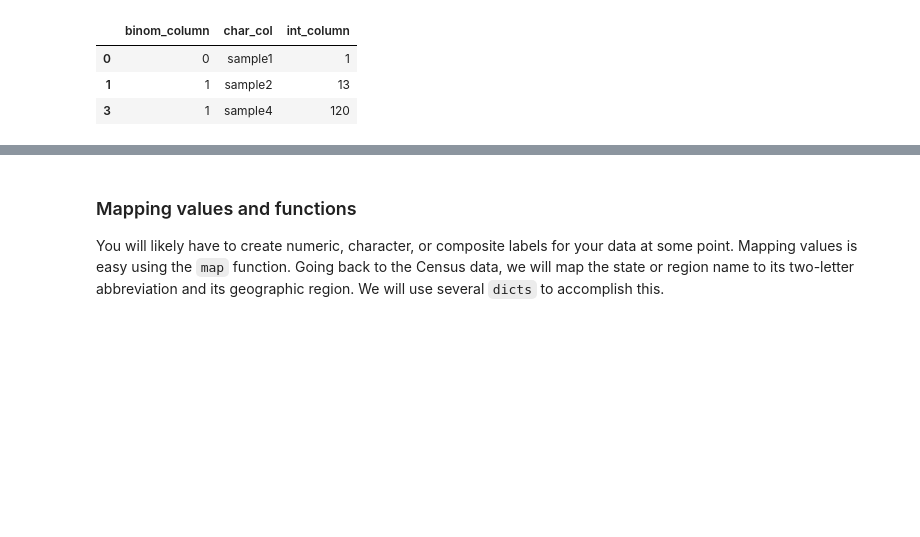
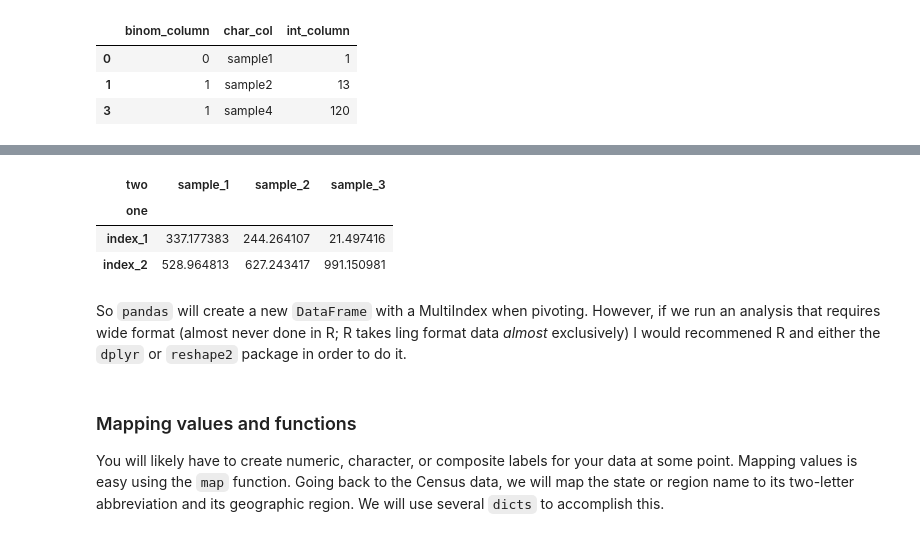
Before and after one commit to IRCS-analysis-mini-courses/reproducible-research, a Jupyter notebook: Day-2/notebooks/Pandas-NumPy-SciPy-Matplotlib-Hour-1.ipynb, the cells around one changed output, grey strips where cells are left out. Saved outputs shown, nothing was run; the diff lists cells and outputs as text; code cells hidden in the pictures; blank space fills up the shorter version.

```diff
--- a/Day-2/notebooks/Pandas-NumPy-SciPy-Matplotlib-Hour-1.ipynb
+++ b/Day-2/notebooks/Pandas-NumPy-SciPy-Matplotlib-Hour-1.ipynb
@@ -430,3 +454,12 @@ test_df2.head()
+# %%
+test_df4.pivot(index = 'one',columns = 'two',values = 'three')
+# %% [output]
+| two | sample_1 | sample_2 | sample_3 |
+| one |  |  |  |
+| index_1 | 337.177383 | 244.264107 | 21.497416 |
+| index_2 | 528.964813 | 627.243417 | 991.150981 |
+# %% [markdown]
+So `pandas` will create a new `DataFrame` with a MultiIndex when pivoting. However, if we run an analysis that requires wide format (almost never done in R; R takes ling format data *almost* exclusively) I would recommened R and either the `dplyr` or `reshape2` package in order to do it.
 # %% [markdown]
 ### Mapping values and functions
 You will likely have to create numeric, character, or composite labels for your data at some point. Mapping values is easy using the `map` function. Going back to the Census data, we will map the state or region name to its two-letter abbreviation and its geographic region. We will use several `dicts` to accomplish this.
```
Also changed, not shown: parts of 15 cells of this notebook.
